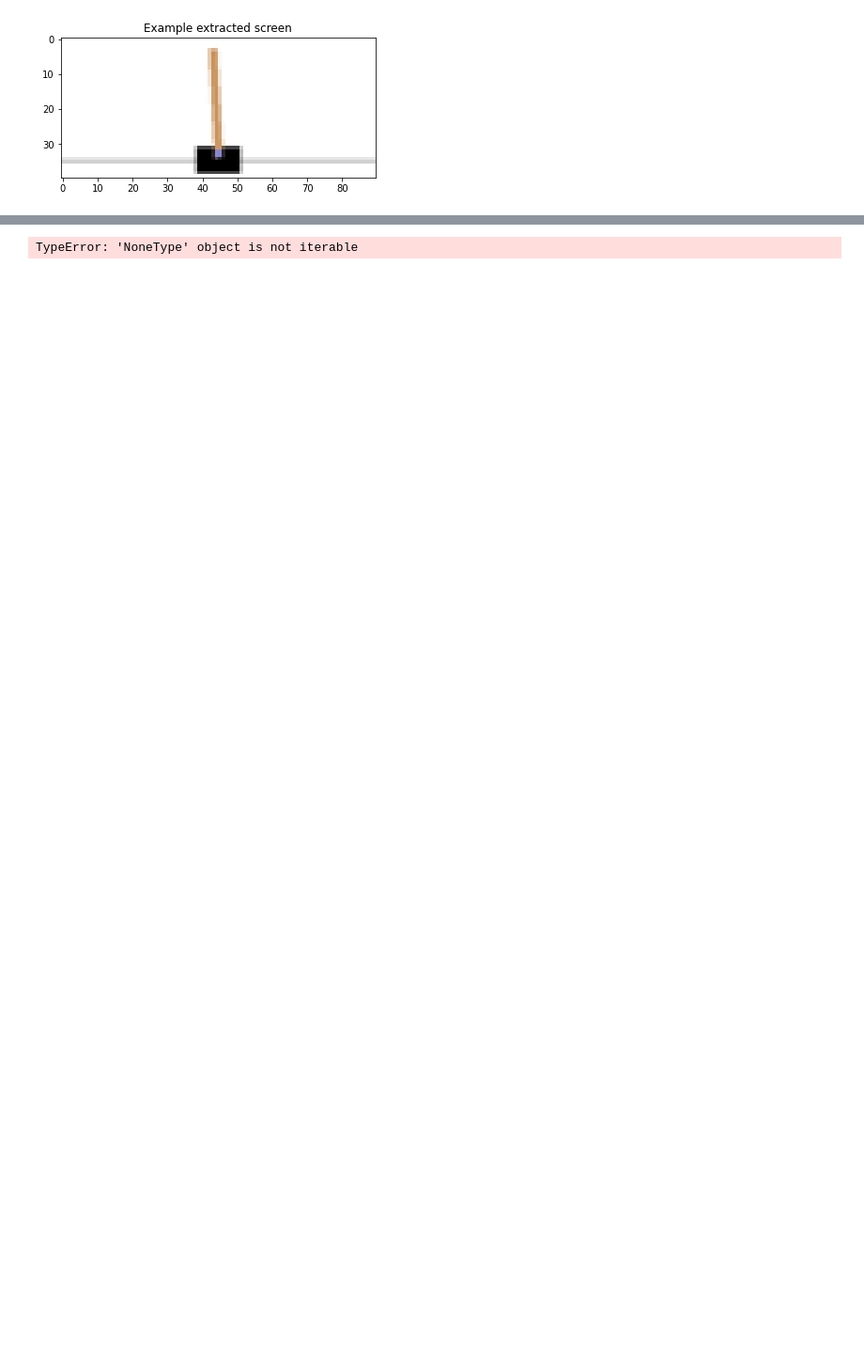
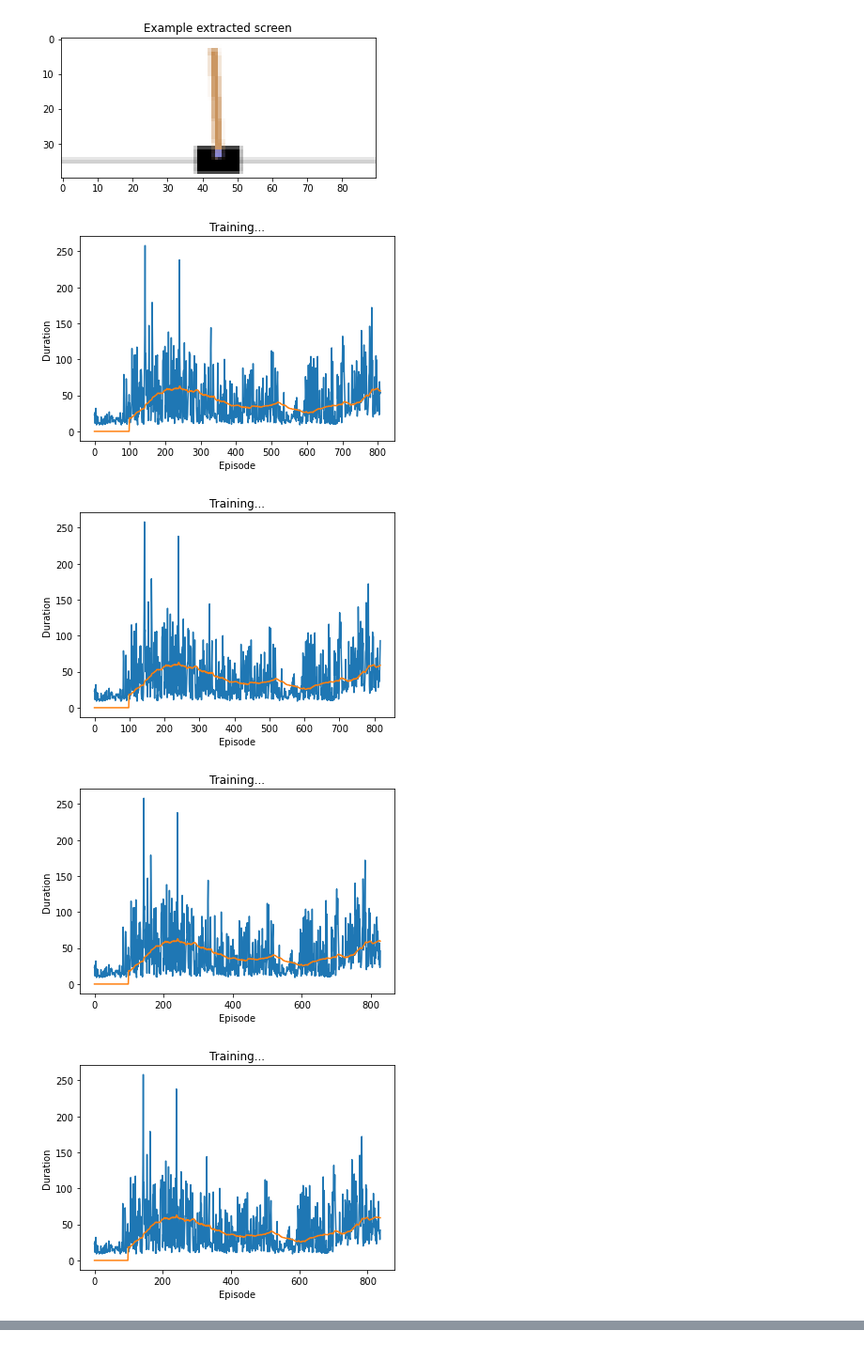
Before and after one commit to Ashwin-Rajesh/NPTEL_DeepLearning, a Jupyter notebook: q_learning/openai_cartpole.ipynb, the cells around one changed output, grey strips where cells are left out. Shown at 94% size. Saved outputs shown, nothing was run; the diff lists cells and outputs as text; code cells hidden in the pictures; blank space fills up the shorter version.

```diff
--- a/q_learning/openai_cartpole.ipynb
+++ b/q_learning/openai_cartpole.ipynb
@@ -23,19 +61,25 @@ device = torch.device("cuda" if torch.cuda.is_available() else "cpu")
 # %%
-Transition = namedtuple("Transition", ("state", "action", "next_state", "reward"))
+Transition = namedtuple('Transition',
+                        ('state', 'action', 'next_state', 'reward'))
+
 
 class ReplayMemory(object):
-    def __init__(self, size):
-        self.size = size
-        self.buffer = [None for i in range(size)]
-        self.idx = 0
+
+    def __init__(self, capacity):
+        self.capacity = capacity
+        self.memory = []
+        self.position = 0
 
     def push(self, *args):
-        self.buffer[self.idx] = Transition(*args)
-        self.idx = (self.idx + 1)%self.size
+        """Saves a transition."""
+        if len(self.memory) < self.capacity:
+            self.memory.append(None)
+        self.memory[self.position] = Transition(*args)
+        self.position = (self.position + 1) % self.capacity
 
     def sample(self, batch_size):
-        return np.random.choice(self.buffer, batch_size)
+        return random.sample(self.memory, batch_size)
 
     def __len__(self):
-        return len(self.buffer)
+        return len(self.memory)
 # %%
@@ -130,9 +176,7 @@ target_net.eval()
 optimizer = optim.RMSprop(policy_net.parameters())
 memory = ReplayMemory(10000)
 
-
 steps_done = 0
-
 
 def select_action(state):
     global steps_done
@@ -168,9 +212,8 @@ def plot_durations():
         plt.plot(means.numpy())
 
     plt.pause(0.001)  # pause a bit so that plots are updated
-    if is_ipython:
-        display.clear_output(wait=True)
-        display.display(plt.gcf())
+
+    plt.show()
 # %%
 def optimize_model():
     if len(memory) < BATCH_SIZE:
@@ -216,8 +258,10 @@ def optimize_model():
     for param in policy_net.parameters():
         param.grad.data.clamp_(-1, 1)
     optimizer.step()
+# %%
+env.theta_threshold_radians = 45 * np.pi/180
 # %%
-num_episodes = 50
+num_episodes = 100
 for i_episode in range(num_episodes):
     # Initialize the environment and state
     env.reset()
@@ -232,31 +276,36 @@ for i_episode in range(num_episodes):
 
         # Observe new state
         last_screen = current_screen
         current_screen = get_screen()
+        env.render()
         if not done:
             next_state = current_screen - last_screen
         else:
             next_state = None
 
         # Store the transition in memory
         memory.push(state, action, next_state, reward)
 
         # Move to the next state
         state = next_state
 
         # Perform one step of the optimization (on the target network)
         optimize_model()
         if done:
             episode_durations.append(t + 1)
-            plot_durations()
             break
     # Update the target network, copying all weights and biases in DQN
     if i_episode % TARGET_UPDATE == 0:
         target_net.load_state_dict(policy_net.state_dict())
+        plot_durations()
 
 print('Complete')
 env.render()
 env.close()
 plt.ioff()
 plt.show()
 # %% [output]
+[figure, added]
+[figure, added]
+[figure, added]
+[figure, added]
@@ -273 +318,0 @@ plt.show()
-TypeError: 'NoneType' object is not iterable
```
Also changed, not shown: parts of 9 cells of this notebook.
